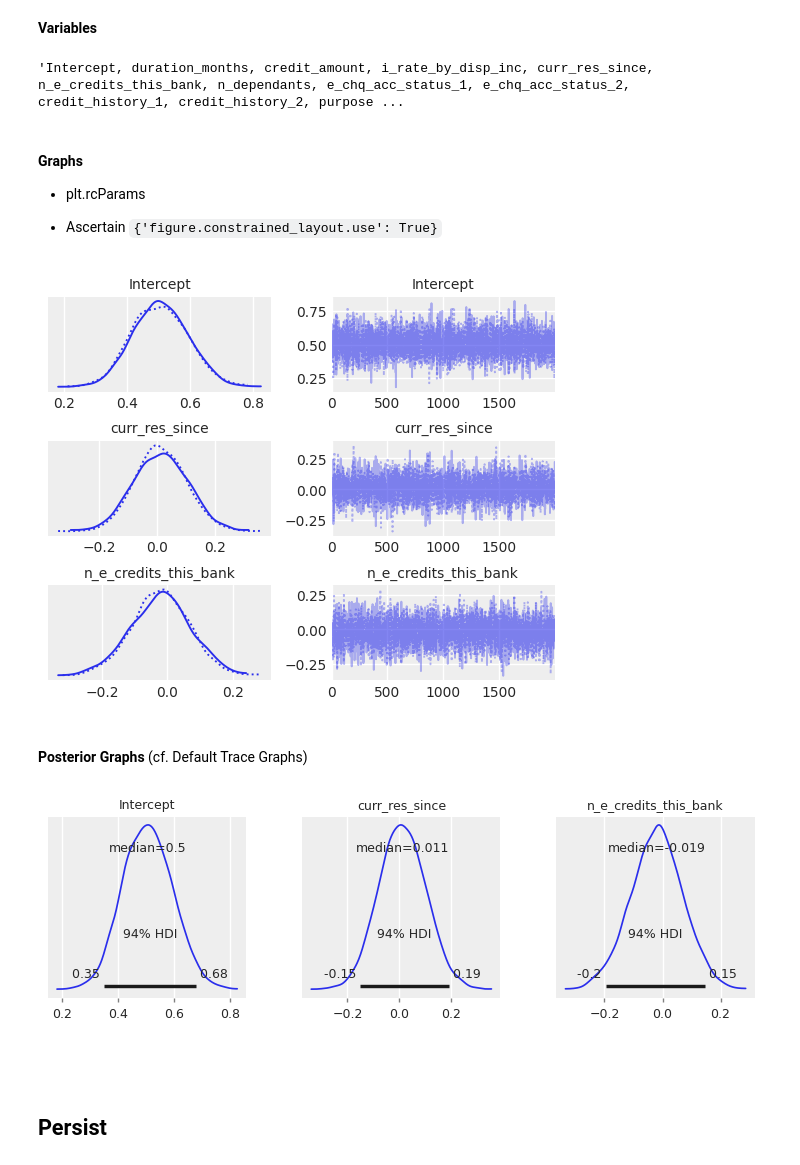
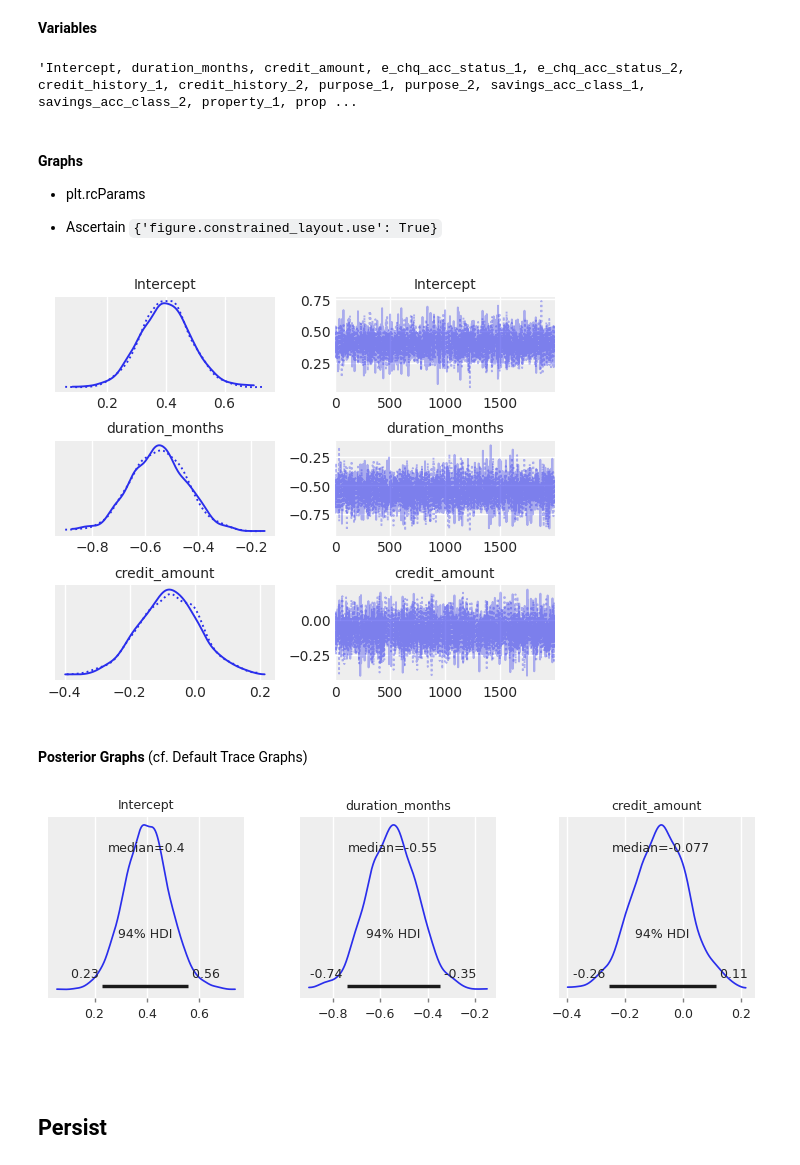
Before and after one commit to briefings/credit, a Jupyter notebook: notebooks/logistic.ipynb, the cells around one changed output. Cells and saved outputs as stored; diff of their text form; code cells hidden in the pictures.

```diff
--- a/notebooks/logistic.ipynb
+++ b/notebooks/logistic.ipynb
@@ -136,3 +141,10 @@ target = 'reasonable'
+# %%
+include = ['duration_months', 'credit_amount', 'e_chq_acc_status_1', 'e_chq_acc_status_2',
+           'credit_history_1', 'credit_history_2', 'purpose_1', 'purpose_2',
+           'savings_acc_class_1', 'savings_acc_class_2', 'property_1', 'property_2',
+           'housing_1', 'housing_2', 'reasonable']
+binary_cf = ['A192', 'A201', 'female']
+target = 'reasonable'
 # %% [markdown]
 <br>
 <br>
@@ -224,0 +248,3 @@ baseline = sampled.drop(columns=exclude)
+# %%
+baseline = sampled[include]
+baseline.info()
@@ -323,7 +367,7 @@ Lock 140674567446416 released on /root/.theano/compiledir_Linux-5.4.104+-x86_64-
 # %%
 ', '.join(trace.varnames)
 # %% [output]
-'Intercept, duration_months, credit_amount, i_rate_by_disp_inc, curr_res_since, n_e_credits_this_bank, n_dependants, e_chq_acc_status_1, e_chq_acc_status_2, credit_history_1, credit_history_2, purpose ...
+'Intercept, duration_months, credit_amount, e_chq_acc_status_1, e_chq_acc_status_2, credit_history_1, credit_history_2, purpose_1, purpose_2, savings_acc_class_1, savings_acc_class_2, property_1, prop ...
 # %% [markdown]
 <br>
 
@@ -335,12 +379,12 @@ Lock 140674567446416 released on /root/.theano/compiledir_Linux-5.4.104+-x86_64-
 # %%
 plt.rcParams.update({'font.size': 11, 'ytick.labelsize': 11, 'xtick.labelsize': 11,
                      'axes.titlesize': 11, 'figure.subplot.hspace': 0.4})
 
 with lm:
     az.plot_trace(data=arviztrace, figsize=(5.15, 4.30),
-                  var_names=['Intercept', 'curr_res_since', 'n_e_credits_this_bank'])
+                  var_names=['Intercept', 'duration_months', 'credit_amount'])
 # %% [output]
-[figure, old version]
+[figure, new version]
 # %% [markdown]
 <br>
 
@@ -349,10 +393,10 @@ with lm:
 plt.rcParams.update({'font.size': 11, 'axes.labelsize': 11.0, 'figure.constrained_layout.wspace': 0.2})
 
 with lm:
-    pymc3.plot_posterior(data=trace, var_names=['Intercept', 'curr_res_since', 'n_e_credits_this_bank'],
+    pymc3.plot_posterior(data=trace, var_names=['Intercept', 'duration_months', 'credit_amount'],
                          figsize=(7.15, 2.3), grid=(1, 3), point_estimate='median', textsize=9)
 # %% [output]
-[figure, old version]
+[figure, new version]
 # %% [markdown]
 <br>
 <br>
```
Also changed, not shown: parts of 9 cells of this notebook.
